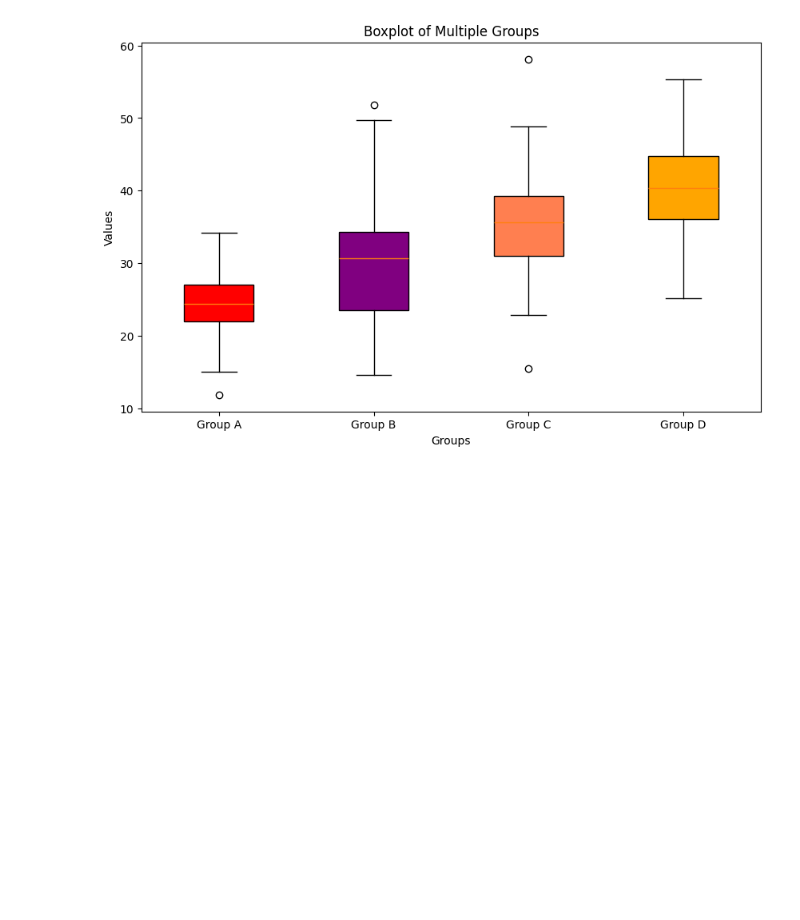
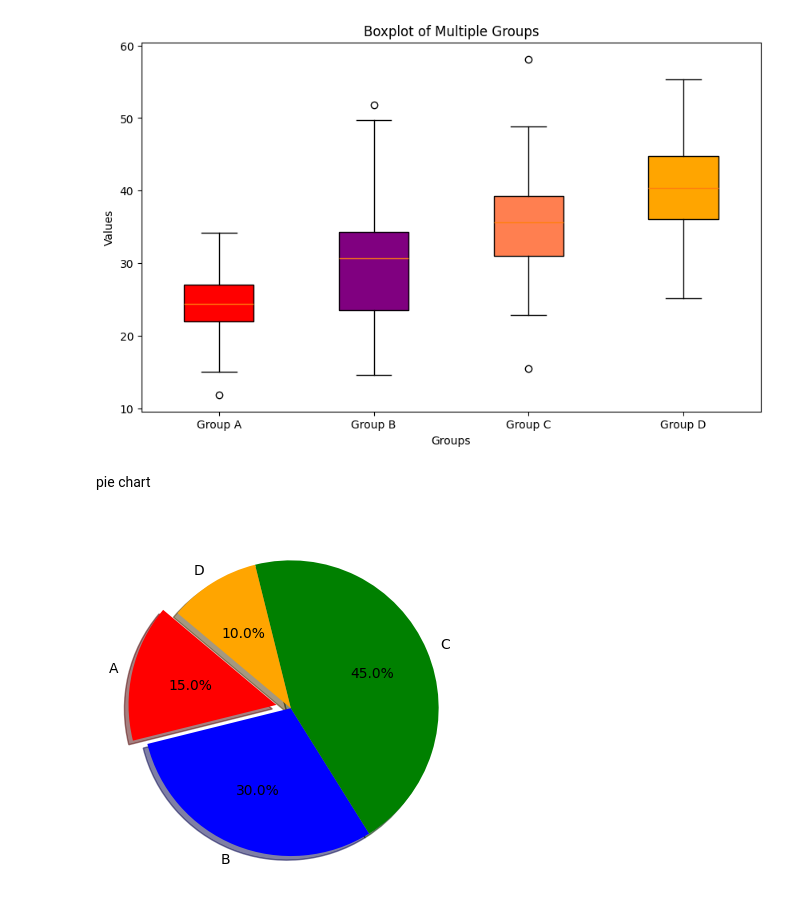
Before and after one commit to khalidkhankakar/Data-Visualization, a Jupyter notebook: class/12.ipynb, the cells around one changed output. Drawn from its saved outputs; the diff is of its cells as text; code cells hidden in the pictures; blank space fills up the shorter version.

Commit message:
adding pie chart

```diff
--- a/class/12.ipynb
+++ b/class/12.ipynb
@@ -124,3 +124,16 @@ ax.set_ylabel('Values')
 plt.show()
 # %% [output]
 [figure]
+# %% [markdown]
+pie chart
+# %%
+labels = ['A', 'B', 'C', 'D']
+size = [15, 30, 45, 10]
+
+colors = ['red', 'blue', 'green', 'orange']
+
+explode = (0.1, 0, 0, 0)  # only "explode" the 1st slice
+plt.pie(size, explode=explode, labels=labels, colors=colors,autopct='%1.1f%%',shadow=True, startangle=140)
+plt.show()
+# %% [output]
+[figure, added]
```
Also changed, not shown: parts of 4 cells of this notebook, 1 other file.
